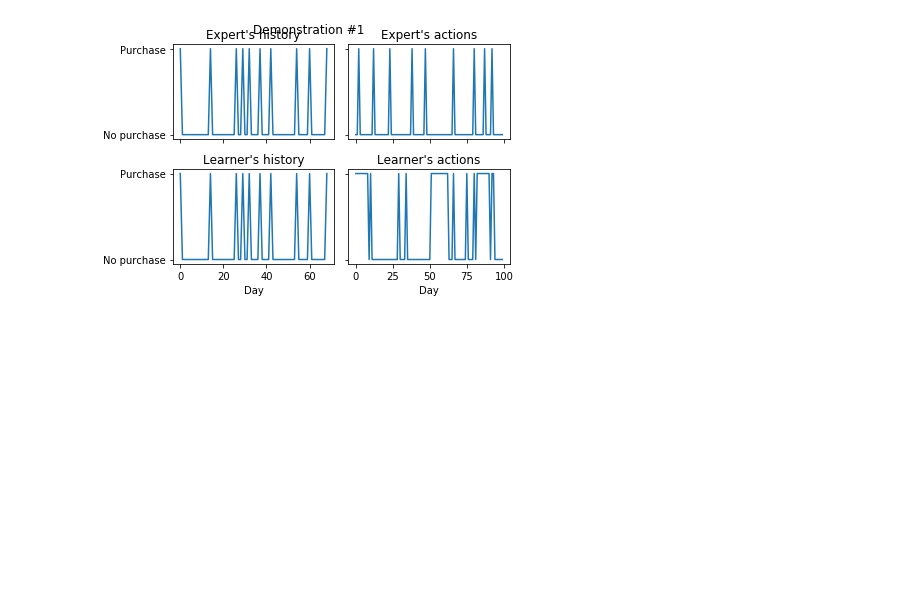
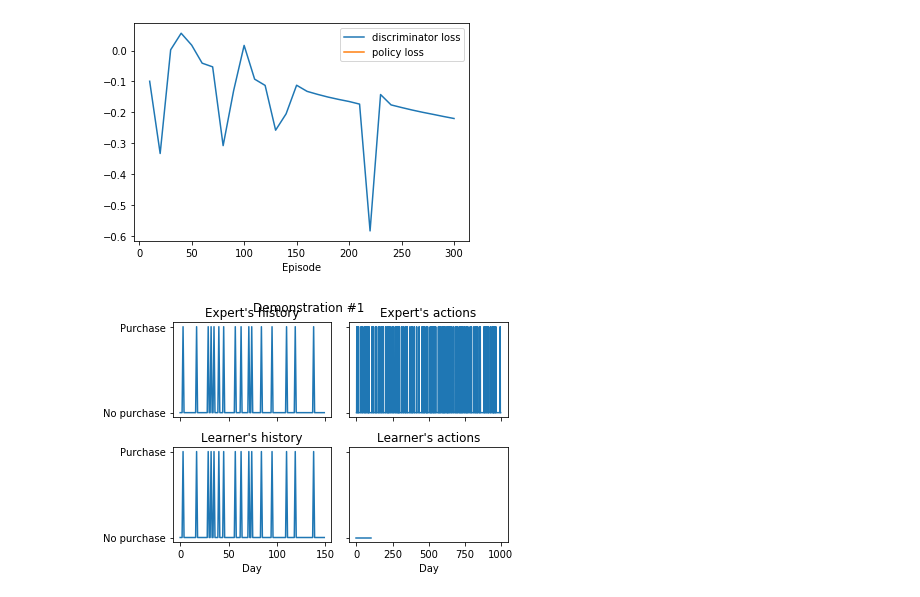
Before and after one commit to VictorGardi/CustomerBehaviour, a Jupyter notebook: analyze_results.ipynb, the cells around one changed output. Drawn from its saved outputs; the diff is of its cells as text; code cells hidden in the pictures; blank space fills up the shorter version.

```diff
--- a/analyze_results.ipynb
+++ b/analyze_results.ipynb
@@ -22,15 +22,16 @@ Javascript('Jupyter.notebook.execute_cells([-1])')
 # Load cases
 #Javascript('Jupyter.notebook.execute_cells([-2])')
 # %%
-datetime = '2020-02-19_15-51-24'
-dir_path = '/results/gail/discrete_events/1_expert(s)/case_3/' + datetime
+datetime = '2020-02-20_09-18-42'
+dir_path = '/results/gail/discrete_events/1_expert(s)/case_2/' + datetime
 
-result = Case3(dir_path)
-#result.plot_loss()
-# result.plot_trajectories(n_trajectories = None, expert=False)
-result.compare_trajectories()
+result = Case2(dir_path)
+result.plot_loss()
+result.plot_trajectories(n_trajectories = None)
+# result.compare_trajectories()
 # %% [output]
-[figure, old version]
+[figure, new version]
+[figure, added]
 # %%
 ############################
 ########## Case 3 ##########
```
Also changed, not shown: 3 other files.
